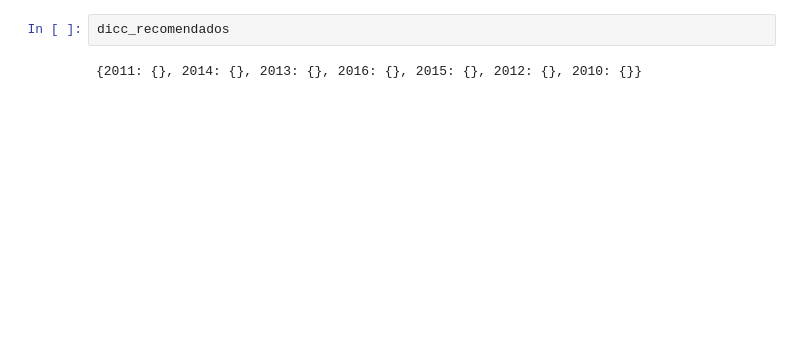
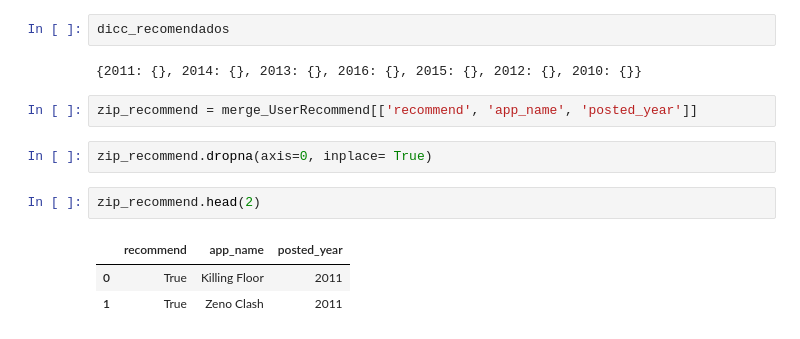
Before and after one commit to Mariagustin-Prg/Steam-MLOPS-4, a Jupyter notebook: test_functions.ipynb, the cells around one changed output. Drawn from its saved outputs; the diff is of its cells as text; blank space fills up the shorter version.

```diff
--- a/test_functions.ipynb
+++ b/test_functions.ipynb
@@ -577,3 +568,13 @@ for index_i in range(len(merge_UserRecommend) // 6 * 0, len(merge_UserRecommend)
 dicc_recomendados
 # %% [output]
 {2011: {}, 2014: {}, 2013: {}, 2016: {}, 2015: {}, 2012: {}, 2010: {}}
+# %%
+zip_recommend = merge_UserRecommend[['recommend', 'app_name', 'posted_year']]
+# %%
+zip_recommend.dropna(axis=0, inplace= True)
+# %%
+zip_recommend.head(2)
+# %% [output]
+|  | recommend | app_name | posted_year |
+| 0 | True | Killing Floor | 2011 |
+| 1 | True | Zeno Clash | 2011 |
```
Also changed, not shown: parts of 36 cells of this notebook, 1 other file.
